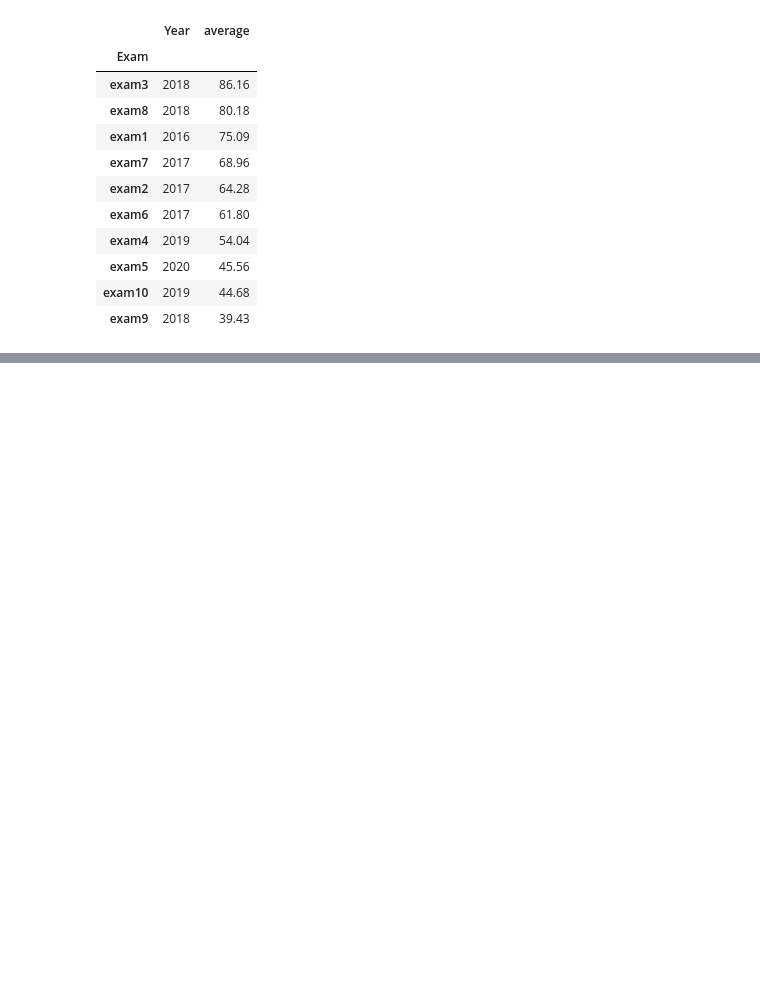
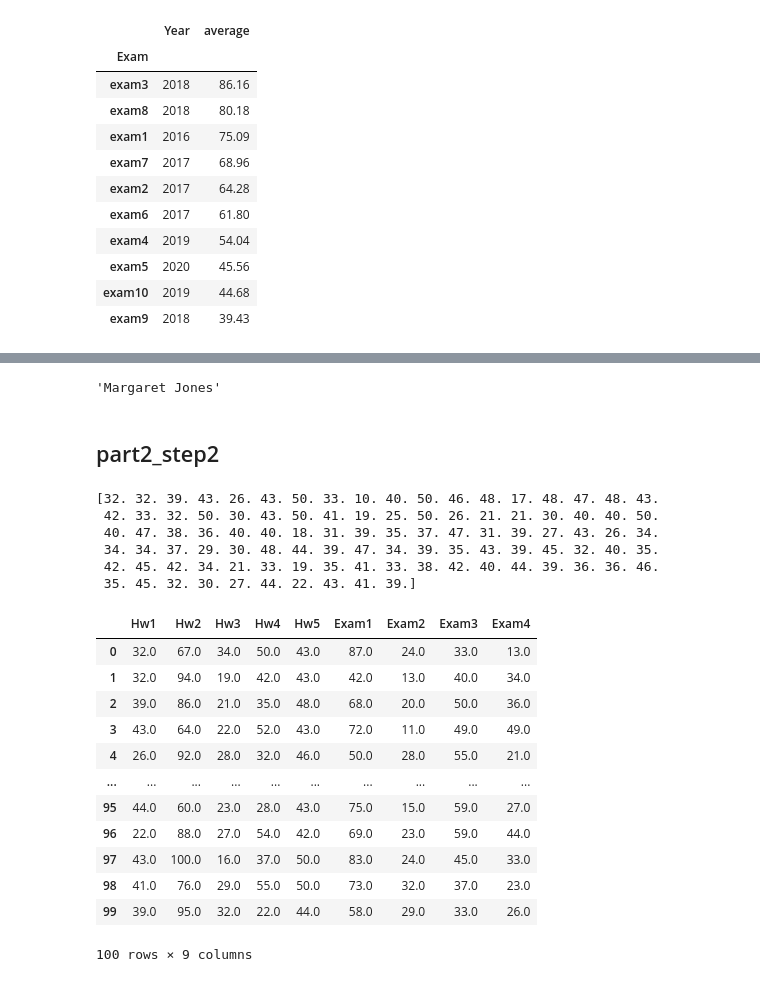
Before and after one commit to pChitral/assignment6, a Jupyter notebook: playground.ipynb, the cells around one changed output, grey strips where cells are left out. Drawn from its saved outputs; the diff is of its cells as text; code cells hidden in the pictures; blank space fills up the shorter version.

Commit message:
done till part2_step2

```diff
--- a/playground.ipynb
+++ b/playground.ipynb
@@ -715,0 +756,57 @@ df_averages
+# %%
+fake.name()
+# %% [output]
+'Margaret Jones'
+# %% [markdown]
+## part2_step2
+# %%
+mu = [35, 75, 25, 45, 45, 75, 25, 45, 35]
+sigma = [9, 15, 7, 10, 5, 20, 8, 9, 10]
+max_score = [50, 100, 40, 60, 50, 100, 50, 60, 50]
+
+# Generate the scores using a normal distribution
+scores = np.random.normal(mu, sigma, size = (100,9))
+scores = np.round(scores)
+scores_clip = np.clip(scores,0,max_score)
+series_maal = scores_clip.T
+
+hw_list = []
+exam_list = []
+hasho = {}
+
+for i in range(5):
+    hw_list.append((f"Hw{i+1}"))
+    if i <=3:
+        exam_list.append((f"Exam{i+1}"))
+
+hw_exam_list = hw_list + exam_list
+print(hw_exam_list)
+
+for i in range(len(hw_exam_list)):
+    hasho[hw_exam_list[i]] = series_maal[i]
+hasho
+
+
+
+df2 = pd.DataFrame.from_dict(hasho)
+df2
+# %% [output]
+[32. 32. 39. 43. 26. 43. 50. 33. 10. 40. 50. 46. 48. 17. 48. 47. 48. 43.
+ 42. 33. 32. 50. 30. 43. 50. 41. 19. 25. 50. 26. 21. 21. 30. 40. 40. 50.
+ 40. 47. 38. 36. 40. 40. 18. 31. 39. 35. 37. 47. 31. 39. 27. 43. 26. 34.
+ 34. 34. 37. 29. 30. 48. 44. 39. 47. 34. 39. 35. 43. 39. 45. 32. 40. 35.
+ 42. 45. 42. 34. 21. 33. 19. 35. 41. 33. 38. 42. 40. 44. 39. 36. 36. 46.
+ 35. 45. 32. 30. 27. 44. 22. 43. 41. 39.]
+|  | Hw1 | Hw2 | Hw3 | Hw4 | Hw5 | Exam1 | Exam2 | Exam3 | Exam4 |
+| 0 | 32.0 | 67.0 | 34.0 | 50.0 | 43.0 | 87.0 | 24.0 | 33.0 | 13.0 |
+| 1 | 32.0 | 94.0 | 19.0 | 42.0 | 43.0 | 42.0 | 13.0 | 40.0 | 34.0 |
+| 2 | 39.0 | 86.0 | 21.0 | 35.0 | 48.0 | 68.0 | 20.0 | 50.0 | 36.0 |
+| 3 | 43.0 | 64.0 | 22.0 | 52.0 | 43.0 | 72.0 | 11.0 | 49.0 | 49.0 |
+| 4 | 26.0 | 92.0 | 28.0 | 32.0 | 46.0 | 50.0 | 28.0 | 55.0 | 21.0 |
+| ... | ... | ... | ... | ... | ... | ... | ... | ... | ... |
+| 95 | 44.0 | 60.0 | 23.0 | 28.0 | 43.0 | 75.0 | 15.0 | 59.0 | 27.0 |
+| 96 | 22.0 | 88.0 | 27.0 | 54.0 | 42.0 | 69.0 | 23.0 | 59.0 | 44.0 |
+| 97 | 43.0 | 100.0 | 16.0 | 37.0 | 50.0 | 83.0 | 24.0 | 45.0 | 33.0 |
+| 98 | 41.0 | 76.0 | 29.0 | 55.0 | 50.0 | 73.0 | 32.0 | 37.0 | 23.0 |
+| 99 | 39.0 | 95.0 | 32.0 | 22.0 | 44.0 | 58.0 | 29.0 | 33.0 | 26.0 |
+100 rows × 9 columns
```
Also changed, not shown: parts of 5 cells of this notebook, 2 other files.
